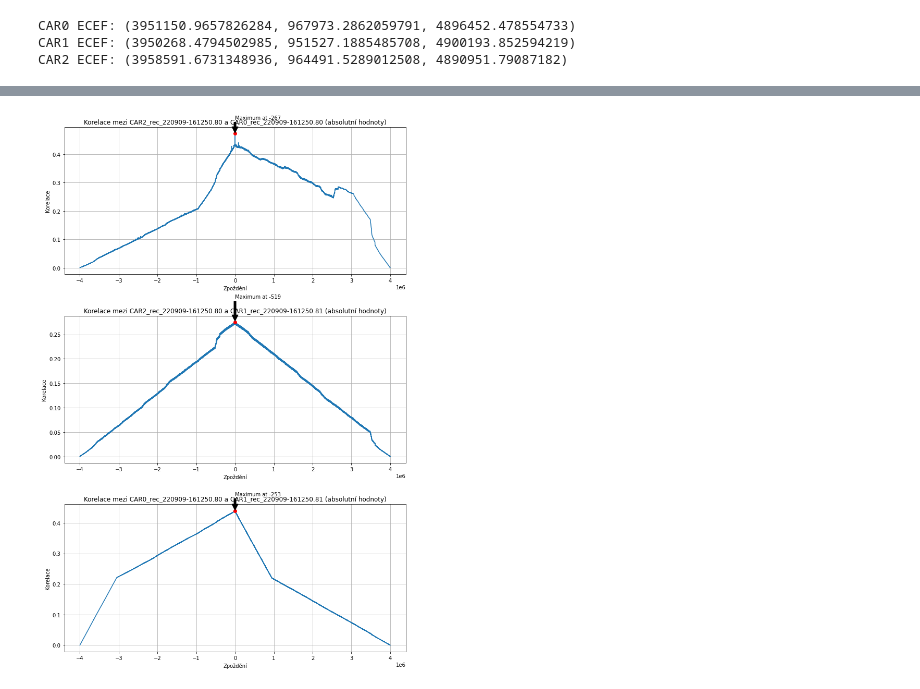
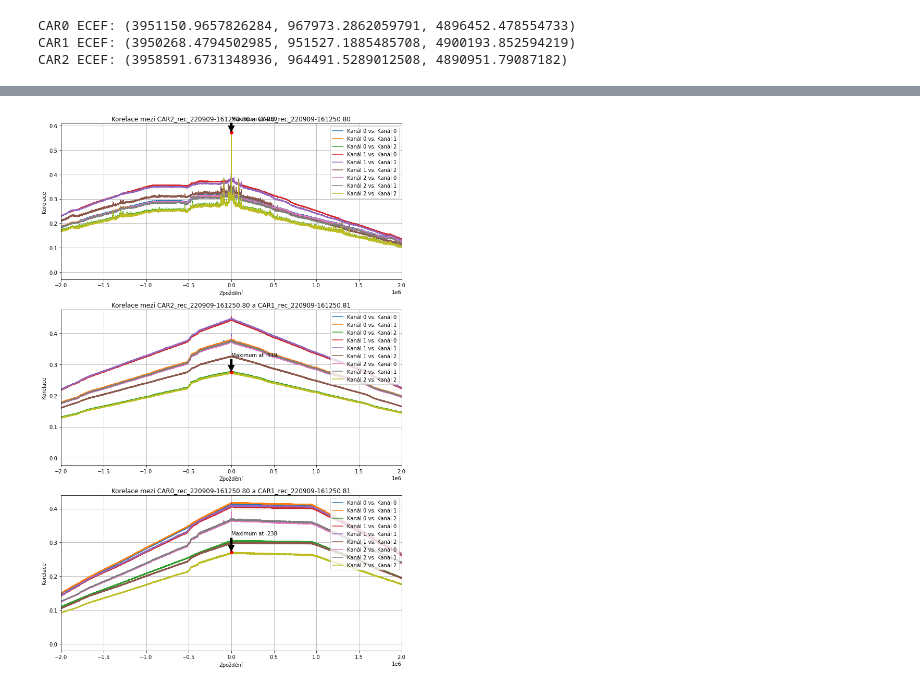
Before and after one commit to ODZ-UJF-AV-CR/CRREAT_cars, a Jupyter notebook: VLF_lightning/VLF_location.ipynb, the cells around one changed output, grey strips where cells are left out. Saved outputs shown, nothing was run; the diff lists cells and outputs as text; code cells hidden in the pictures.

```diff
--- a/VLF_lightning/VLF_location.ipynb
+++ b/VLF_lightning/VLF_location.ipynb
@@ -332,0 +334,14 @@ m
+# %%
+from itertools import combinations
+import numpy as np
+
+# Výpočet vzdáleností mezi stanicemi
+distances = {}
+
+for (name1, pos1), (name2, pos2) in combinations(stations_ecef.items(), 2):
+    # Výpočet vzdálenosti mezi stanicemi
+    distance = np.sqrt((pos2[0] - pos1[0])**2 + (pos2[1] - pos1[1])**2 + (pos2[2] - pos1[2])**2)
+    # Uložení výsledku
+    distances[(name1, name2)] = distance
+
+distances
@@ -333,54 +356,68 @@ m
 # %%
-from itertools import combinations
+from itertools import combinations, product
 import numpy as np
 from scipy.signal import correlate
 import matplotlib.pyplot as plt
 
-# Předpokládáme, že sps (samples per second) je definováno
-# sps = <vaše vzorkovací frekvence>
+# Příprava dat z normalized_fragments pro snazší manipulaci
+data = {name: np.abs(fragment) for name, fragment in normalized_fragments}
 
-# Příprava dat z normalized_fragments pro snazší manipulaci
-data = {name: np.abs(fragment.flatten()) for name, fragment in normalized_fragments}
-
-# Výpočet a vykreslení korelace mezi všemi páry signálů
+# Nastavení figure pro vykreslení grafů
 fig, axs = plt.subplots(nrows=len(data)*(len(data)-1)//2, ncols=1, figsize=(10, 15))
+if len(data)*(len(data)-1)//2 == 1:
+    axs = [axs]  # Abychom mohli iterovat i když je jen jeden graf
 axs_idx = 0
 
-# Uložení výsledků TDOA pro výpis
-tdoa_results = []
+# Uložení výsledků zpoždění pro výpis
+tdoa_results = {}
 
-for (name1, signal1), (name2, signal2) in combinations(data.items(), 2):
-    # Výpočet normalizované korelace
-    corr = correlate(signal1, signal2, mode='full', method='auto')
-    corr /= np.sqrt(np.dot(signal1, signal1) * np.dot(signal2, signal2))
-    lags = np.arange(-len(signal1)+1, len(signal2))
+for (name1, fragment1), (name2, fragment2) in combinations(data.items(), 2):
+    # Inicializace matice zpoždění pro tuto kombinaci stanic
+    delay_matrix = np.zeros((fragment1.shape[1], fragment2.shape[1]))
+    for channel1, channel2 in product(range(fragment1.shape[1]), range(fragment2.shape[1])):
+        signal1, signal2 = fragment1[:, channel1], fragment2[:, channel2]
+        corr = correlate(signal1, signal2, mode='full', method='auto')
+        corr /= np.sqrt(np.dot(signal1, signal1) * np.dot(signal2, signal2))
+        lags = np.arange(-len(signal1)+1, len(signal2))
 
-    # Vykreslení korelace
-    axs[axs_idx].plot(lags, corr)
-    axs[axs_idx].set_title(f'Korelace mezi {name1} a {name2} (absolutní hodnoty)')
+        # Vykreslení korelace pro každou kombinaci kanálů v jednom grafu
+        axs[axs_idx].plot(lags, corr, label=f'Kanál {channel1} vs. Kanál {channel2}')
+
+        # Uložení zpoždění pro každou kombinaci kanálů
+        max_lag = lags[np.argmax(corr)]
+        delay_matrix[channel1, channel2] = max_lag / sps
+
+    axs[axs_idx].set_title(f'Korelace mezi {name1} a {name2}')
     axs[axs_idx].set_xlabel('Zpoždění')
+    axs[axs_idx].set_xlim(-2e6,2e6)
     axs[axs_idx].set_ylabel('Korelace')
+    axs[axs_idx].legend(loc="upper right")
     axs[axs_idx].grid(True)
-
     # Zvýraznění maxima
     max_lag = lags[np.argmax(corr)]
     axs[axs_idx].plot(max_lag, np.max(corr), 'ro')  # Vrchol korelace
     axs[axs_idx].annotate(f'Maximum at {max_lag}', xy=(max_lag, np.max(corr)),
                           xytext=(max_lag, np.max(corr)+0.05),
                           arrowprops=dict(facecolor='black', shrink=0.05))
 
     axs_idx += 1
-    # Výpočet TDOA a přidání do seznamu pro výpis
-    tdoa = max_lag / sps
-    tdoa_results.append(((name1, name2), tdoa))
+    # Uložení matice zpoždění pro každou kombinaci stanic
+    tdoa_results[(name1, name2)] = delay_matrix
 
 plt.tight_layout()
 plt.show()
 
-# Výpis výsledků TDOA
-for pair, tdoa in tdoa_results:
-    # Přepočet TDOA na vzdálenost
-    distance = tdoa * 3e8  # Přepočet na metry pomocí rychlosti světla ve vakuu
-    print(f"TDOA mezi {pair[0]} a {pair[1]}: {tdoa:.6f} sekund, což odpovídá {distance:.2f} metrům")
+for (station_pair, delay_matrix) in tdoa_results.items():
+    print(f"Zpoždění mezi {station_pair[0]} a {station_pair[1]}:")
+    header_channels = "               " + "          ".join([f" Kanál {i+1:2}" for i in range(delay_matrix.shape[1])])
+    header_units = "        " + "    [µs]      [m] " * delay_matrix.shape[1]
+    print(header_channels)
+    print(header_units)
+
+    # Výpis hodnot zpoždění v mikrosekundách a v metrech s lepším formátováním
+    for i, row in enumerate(delay_matrix):
+        row_str = f"Kanál {i+1:2} " + "".join([f"{delay*1e6:8.2f} {delay*c:8.0f}  " for delay in row])
+        print(row_str)
+    print("\n")  # Oddělení tabulek pro lepší čitelnost
 # %% [output]
-[figure, old version]
+[figure, new version]
```
Also changed, not shown: parts of 37 cells of this notebook.
